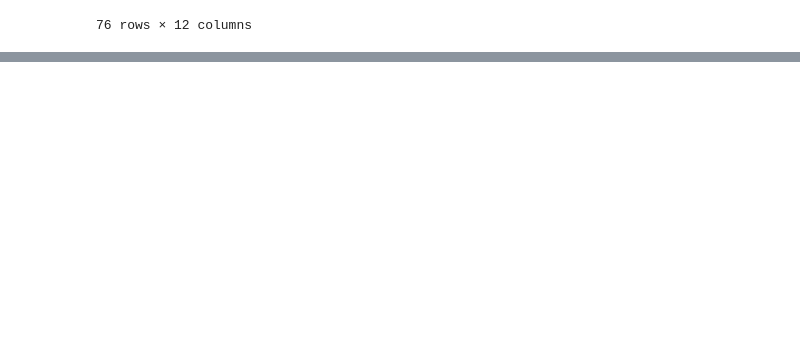
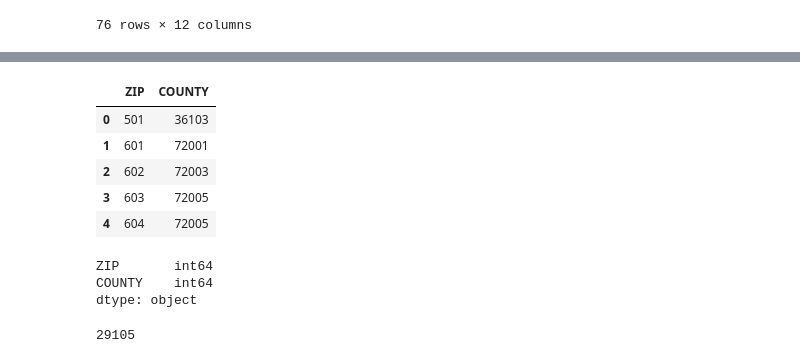
Before and after one commit to ahwkuepper/stdme, a Jupyter notebook: code/CDC_data_exploration_and_cleaning_Chlamydia.ipynb, the cells around one changed output, grey strips where cells are left out. Drawn from its saved outputs; the diff is of its cells as text; code cells hidden in the pictures; blank space fills up the shorter version.

```diff
--- a/code/CDC_data_exploration_and_cleaning_Chlamydia.ipynb
+++ b/code/CDC_data_exploration_and_cleaning_Chlamydia.ipynb
@@ -181,0 +252,2 @@ People in D.C. don't have Chlamydia. Or so it seems.
+# %%
+df_zipfips= pd.read_csv("../data/ZIP_COUNTY_122014.csv", usecols={0,1})
@@ -181,0 +258,15 @@ People in D.C. don't have Chlamydia. Or so it seems.
+# %%
+df_zipfips.head()
+# %% [output]
+|  | ZIP | COUNTY |
+| 0 | 501 | 36103 |
+| 1 | 601 | 72001 |
+| 2 | 602 | 72003 |
+| 3 | 603 | 72005 |
+| 4 | 604 | 72005 |
+# %%
+df_zipfips.dtypes
+# %% [output]
+ZIP       int64
+COUNTY    int64
+dtype: object
@@ -181,0 +275,4 @@ People in D.C. don't have Chlamydia. Or so it seems.
+# %%
+zip2fips[65536]
+# %% [output]
+29105
```
Also changed, not shown: parts of 16 cells of this notebook, 3 other files.
